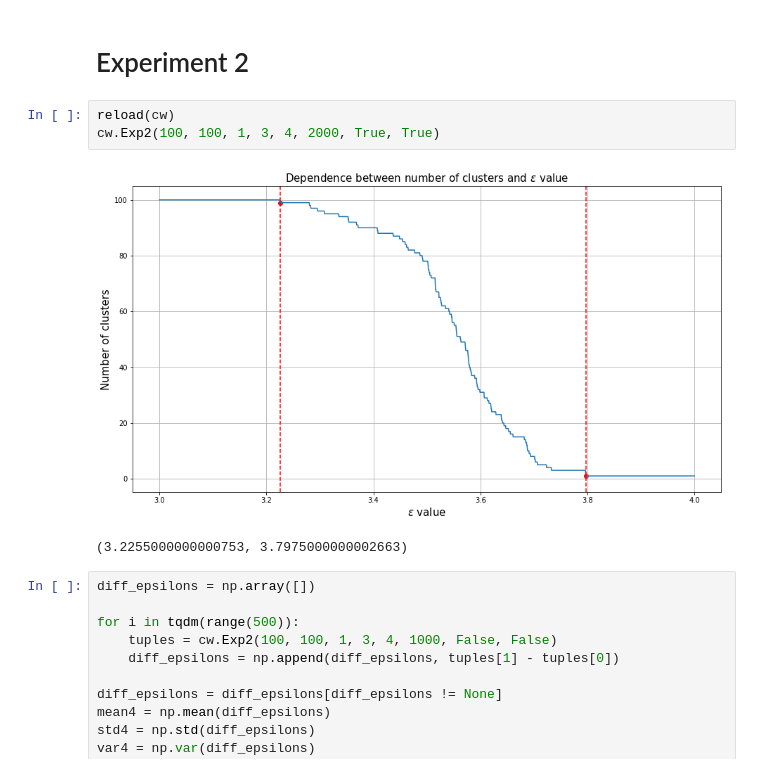
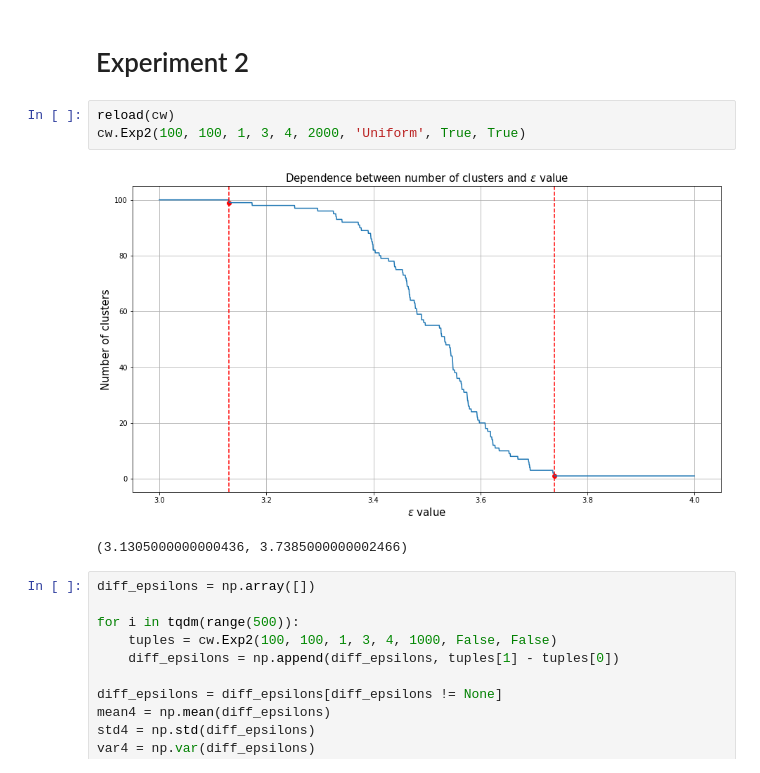
Before and after one commit to apugachev/Coursework-2018, a Jupyter notebook: coursework.ipynb, the cells around one changed output. Saved outputs shown, nothing was run; the diff lists cells and outputs as text.

```diff
--- a/coursework.ipynb
+++ b/coursework.ipynb
@@ -123,10 +110,10 @@ Third set of parameters: 0.38917981086953163
 # Experiment 2
 # %%
 reload(cw)
-cw.Exp2(100, 100, 1, 3, 4, 2000, True, True)
+cw.Exp2(100, 100, 1, 3, 4, 2000, 'Uniform', True, True)
 # %% [output]
-[figure, old version]
+[figure, new version]
-(3.2255000000000753, 3.7975000000002663)
+(3.1305000000000436, 3.7385000000002466)
 # %%
 diff_epsilons = np.array([])
 
```
Also changed, not shown: parts of 28 cells of this notebook, 1 other file.
